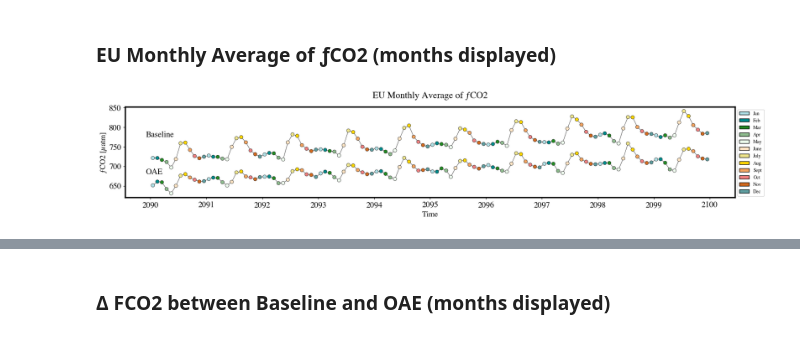
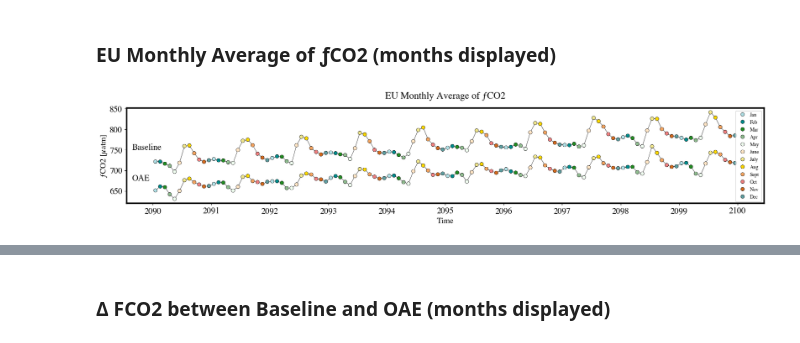
Before and after one commit to chiaraciscato/MScThesis, a Jupyter notebook: SSP3_7.0/FCO2/croppedFCO2_Comparison_7.0.ipynb, the cells around one changed output, grey strips where cells are left out. Saved outputs shown, nothing was run; the diff lists cells and outputs as text; code cells hidden in the pictures.

```diff
--- a/SSP3_7.0/FCO2/croppedFCO2_Comparison_7.0.ipynb
+++ b/SSP3_7.0/FCO2/croppedFCO2_Comparison_7.0.ipynb
@@ -453,6 +424,5 @@ fco2_monthly_mean_baseline = fco2_baseline_month.mean(["y", "x"])
 # %%
-fco2_oae_month = data_oae["fco2"].sel(time_counter=slice(start_date_month, end_date_month))
-fco2_monthly_mean_oae = fco2_oae_month.mean(["y", "x"])
+fco2_monthly_mean_oae = (data_oae["fco2"].sel(time_counter=slice(start_date, end_date))).mean(["y", "x"])
 # %%
 f, ax = plt.subplots(figsize=(20, 3))
 
@@ -502,5 +472,9 @@ fco2_baseline_monthly['Month'] = np.select(conditions, values)
+# %%
+fco2_baseline_monthly['Month'] = np.select(conditions_month, values_month)
 # %%
-colors = dict(zip(fco2_baseline_monthly.Month.unique(), ['powderblue', 'darkcyan', 'forestgreen', 'darkseagreen',
+# condition
+
+colors_month = dict(zip(fco2_baseline_monthly.Month.unique(), ['powderblue', 'darkcyan', 'forestgreen', 'darkseagreen',
                                                         'honeydew', 'bisque', 'khaki', 'gold',
                                                         'sandybrown', 'lightcoral', 'chocolate', 'cadetblue']))
 # %%
@@ -522,21 +498,4 @@ pass
 fco2_oae_monthly = fco2_monthly_mean_oae.to_dataframe('fco2')
 fco2_oae_monthly['Month'] = pd.DatetimeIndex(fco2_oae_monthly.index).month
 # %%
-conditions = [
-    (fco2_oae_monthly['Month'] == 1),
-    (fco2_oae_monthly['Month'] == 2),
-    (fco2_oae_monthly['Month'] == 3),
-    (fco2_oae_monthly['Month'] == 4),
-    (fco2_oae_monthly['Month'] == 5),
-    (fco2_oae_monthly['Month'] == 6),
-    (fco2_oae_monthly['Month'] == 7),
-    (fco2_oae_monthly['Month'] == 8),
-    (fco2_oae_monthly['Month'] == 9),
-    (fco2_oae_monthly['Month'] == 10),
-    (fco2_oae_monthly['Month'] == 11),
-    (fco2_oae_monthly['Month'] == 12)
-]
-
-values = ['Jan', 'Feb', 'Mar', 'Apr', 'May', 'June', 'July', 'Aug', 'Sept', 'Oct', 'Nov', 'Dec']
-
-fco2_oae_monthly['Month'] = np.select(conditions, values)
+fco2_oae_monthly['Month'] = np.select(conditions_month, values_month)
@@ -560,26 +517,23 @@ pass
 # %% [markdown]
 ### EU Monthly Average of ƒCO2 (months displayed)
 # %%
-colors = dict(zip(fco2_baseline_monthly.Month.unique(), ['powderblue', 'darkcyan', 'forestgreen', 'darkseagreen',
-                                                        'honeydew', 'bisque', 'khaki', 'gold',
-                                                        'sandybrown', 'lightcoral', 'chocolate', 'cadetblue']))
-
 fig, ax = plt.subplots(figsize=(20, 3))
 
 ax.plot_date(fco2_baseline_monthly.index, fco2_baseline_monthly.fco2, '-', color="black", linewidth=0.5, zorder=1)
-ax.text(43800, 775, s='Baseline')
-ax.scatter(fco2_baseline_monthly.index, fco2_baseline_monthly.fco2, color=fco2_baseline_monthly.Month.map(lambda x: colors[x]), marker='o', edgecolors='black', linewidth=0.5, s=40)
+ax.text(43700, 750, s='Baseline')
+ax.scatter(fco2_baseline_monthly.index, fco2_baseline_monthly.fco2, color=fco2_baseline_monthly.Month.map(lambda x: colors_month[x]), marker='o', edgecolors='black', linewidth=0.5, s=40)
 
 ax.plot_date(fco2_oae_monthly.index, fco2_oae_monthly.fco2, '-', color="black", linewidth=0.5, zorder=1)
-ax.text(43800, 680, s='OAE')
-ax.scatter(fco2_oae_monthly.index, fco2_oae_monthly.fco2, color=fco2_oae_monthly.Month.map(lambda x: colors[x]), marker='o', edgecolors='black', linewidth=0.5, s=40)
+ax.text(43700, 675, s='OAE')
+ax.scatter(fco2_oae_monthly.index, fco2_oae_monthly.fco2, color=fco2_oae_monthly.Month.map(lambda x: colors_month[x]), marker='o', edgecolors='black', linewidth=0.5, s=40)
 
-legend = [mpatches.Patch(facecolor = value, edgecolor = "black", label = key, alpha = 1) for key, value in colors.items()]
-ax.legend(handles = legend, bbox_to_anchor=(1, 1), loc='best', fontsize=9)
+legend = [mpatches.Circle((0.5, 0.5), 1, facecolor = value, edgecolor = "black", linewidth=0.5, label = key, alpha = 1) for key, value in colors_month.items()]
+ax.legend(handles = legend, bbox_to_anchor=(1, 1), loc='best', columnspacing=0.05, handletextpad=0.4, fontsize=9, ncol = 1, handler_map={mpatches.Circle: HandlerEllipse()})
+
 ax.set_xlabel('Time', fontsize=14)
 ax.set_ylabel('ƒCO2 [µatm]', fontsize=14)
 ax.set_title("EU Monthly Average of ƒCO2", fontsize=17, y=1.06)
 
 pass
 # %% [output]
-[figure, old version]
+[figure, new version]
```
Also changed, not shown: parts of 84 cells of this notebook, 46 other files.
